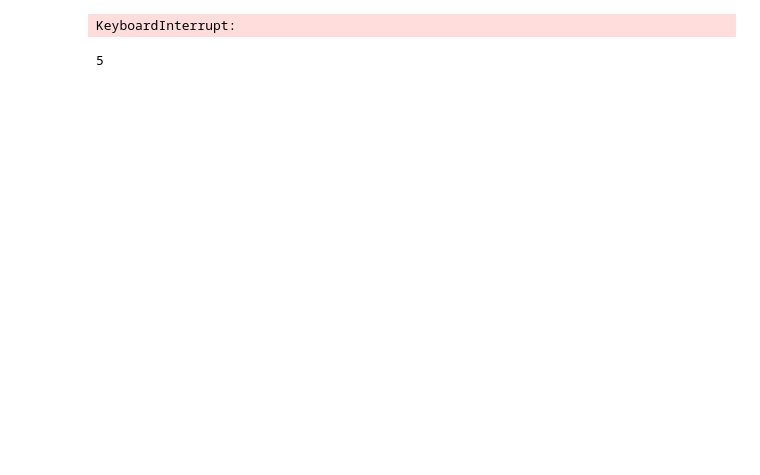
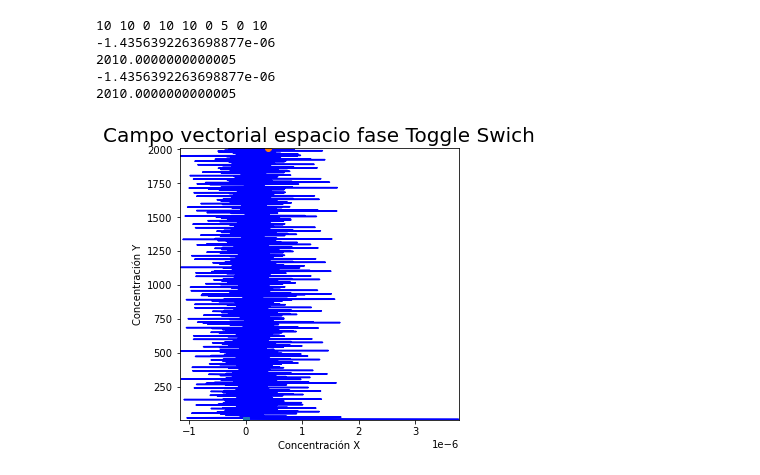
Before and after one commit to RafaSanCed/Tesis-Maestria, a Jupyter notebook: Creación de base de datos/Encontrar espacio fase correcto.ipynb, the cells around one changed output. Saved outputs shown, nothing was run; the diff lists cells and outputs as text; code cells hidden in the pictures; blank space fills up the shorter version.

```diff
--- a/Creación de base de datos/Encontrar espacio fase correcto.ipynb
+++ b/Creación de base de datos/Encontrar espacio fase correcto.ipynb
@@ -6,8 +6,3 @@ import random
 from scipy.integrate import solve_ivp
 import pandas as pd
 import pickle
-# %%
-a1 = np.arange(0, 11)
-
-for i in a1:
-    print(a1[i]*3)
@@ -29,33 +12,33 @@ xmayor = 0
 ymenor = 10
 ymayor = 0
 
-a1 = np.arange(0, 11)
+a1 = np.array([0,10])
 
-for i in a1:
-    a2 = np.arange(0, 11)
+for i in range(0,2):
+    a2 = np.array([0,10])
 
-    for j in a2:
-        b1 = np.arange(0, 11)
+    for j in range(0,2):
+        b1 = np.array([0,10])
 
-        for k in b1:
-            b2 = np.arange(0, 11)
+        for k in range(0,2):
+            b2 = np.array([0,10])
 
-            for l in b2:
-                d1 = np.arange(0, 11)
+            for l in range(0,2):
+                d1 = np.array([0,10])
 
-                for m in d1:
-                    d2 = np.arange(0, 11)
+                for m in range(0,2):
+                    d2 = np.array([0,10])
 
-                    for o in d2:
-                        n = np.arange(0, 6)
+                    for o in range(0,2):
+                        n = np.array([0,5])
 
-                        for p in n:
-                            ci1 = np.arange(0, 11)
+                        for p in range(0,2):
+                            ci1 = np.array([0,10])
 
-                            for q in ci1:
-                                ci2 = np.arange(0, 11)
+                            for q in range(0,2):
+                                ci2 = np.array([0,10])
 
-                                for s in ci2:
+                                for s in range(0,2):
 
 
                                     def f(t, y):
@@ -70,40 +53,57 @@ for i in a1:
 
                                         return [dX_dt, dY_dt]
 
                                     # Declaramos el vector de tiempo
                                     t_span = [0, 100]
-                                    times = np.linspace(t_span[0], t_span[1], 7000)
+                                    times = np.linspace(t_span[0], t_span[1], 700)
 
                                     # Definimos las condiciones iniciales
-                                    y0 = np.array([ci1[i], ci2[i]])
+                                    y0 = np.array([ci1[q], ci2[s]])
 
                                     # Resolvemos
                                     # Modificar manualmente el intervalo de tiempo
                                     sol = solve_ivp(f, t_span, y0, t_eval=times)
                                     # sol=solve_ivp(f, t_span, y0) #Dejar que la librería elija el mejor intervalo
                                     tiempo = sol.t
                                     var1 = sol.y[0]
                                     var2 = sol.y[1]
 
                                     x_range_neg = min(var1)
                                     x_range_pos = max(var1)
                                     y_range_neg = min(var2)
                                     y_range_pos = max(var2)
 
                                     if x_range_neg < xmenor:
                                         xmenor = x_range_neg
                                     if x_range_pos > xmayor:
                                         xmayor = x_range_pos
                                     if y_range_neg < ymenor:
                                         ymenor = y_range_neg
                                     if y_range_pos > ymayor:
                                         ymayor = y_range_pos
+
+                                    if y_range_pos == 2010.0000000000005:
+                                        print(a1[i], a2[j],b1[k],b2[l],d1[m],d2[o],n[p],ci1[q],ci2[s])
+                                        plt.figure(figsize=(5, 5))
+                                        plt.plot(sol.y[0], sol.y[1], 'b-')  # path
+                                        plt.plot([sol.y[0, 0]], [sol.y[1, 0]], 's')  # start
+                                        plt.plot([sol.y[0, -1]], [sol.y[1, -1]], 'o')  # end
+                                        Q = plt.quiver(Y1, Y2, u, v, M, angles='xy')
+                                        plt.title('Campo vectorial espacio fase Toggle Swich', fontsize=20)
+                                        plt.xlim([x_range_neg, x_range_pos])
+                                        plt.ylim([y_range_neg, y_range_pos])
+                                        plt.xlabel('Concentración X')
+                                        plt.ylabel('Concentración Y')
+
+
+print(xmenor)
+print(xmayor)
+print(ymenor)
+print(ymayor)
 # %% [output]
-KeyboardInterrupt:
+10 10 0 10 10 0 5 0 10
+-1.4356392263698877e-06
+2010.0000000000005
+-1.4356392263698877e-06
+2010.0000000000005
+[figure, added]
-# %%
-xmenos = 10
-if 5<xmenos:
-    xmenos = 5
-xmenos
-# %% [output]
-5
```
Also changed, not shown: parts of 5 cells of this notebook, 4 other files.
